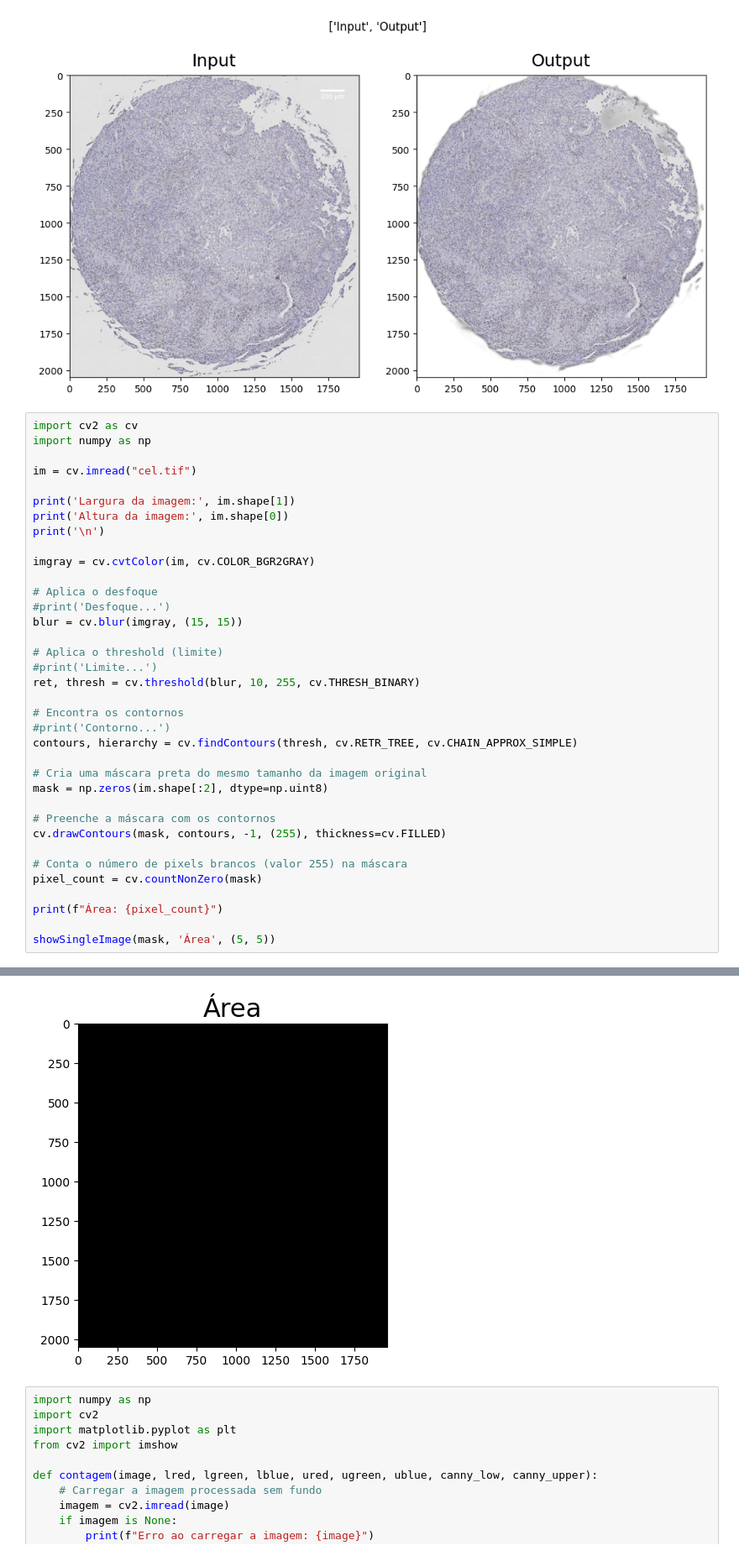
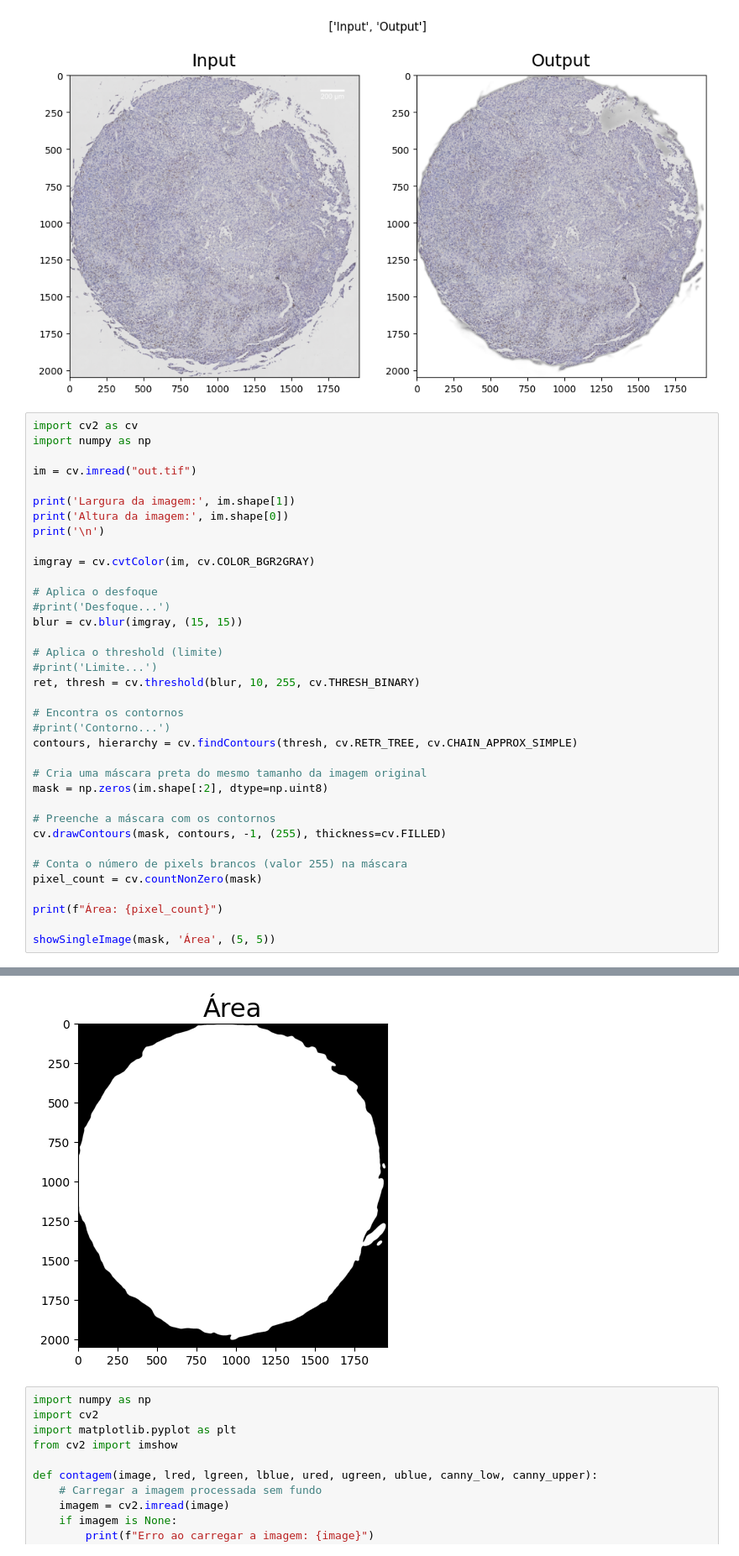
Before and after one commit to Marcal7/ImagensMedicasCell, a Jupyter notebook: demosntração.ipynb, the cells around one changed output, grey strips where cells are left out. Shown at 84% size. Cells and saved outputs as stored; diff of their text form.

```diff
--- a/demosntração.ipynb
+++ b/demosntração.ipynb
@@ -78,7 +78,7 @@ showMultipleImages(imgs_array, titlesArray, (12, 8), 2, 1)
 import cv2 as cv
 import numpy as np
 
-im = cv.imread("cel.tif")
+im = cv.imread("out.tif")
 
 print('Largura da imagem:', im.shape[1])
 print('Altura da imagem:', im.shape[0])
@@ -119,4 +119,4 @@ Altura da imagem: 2048
-[figure, old version]
+[figure, new version]
 # %%
 import numpy as np
 import cv2
```
Also changed, not shown: parts of 3 cells of this notebook, 43 other files.
